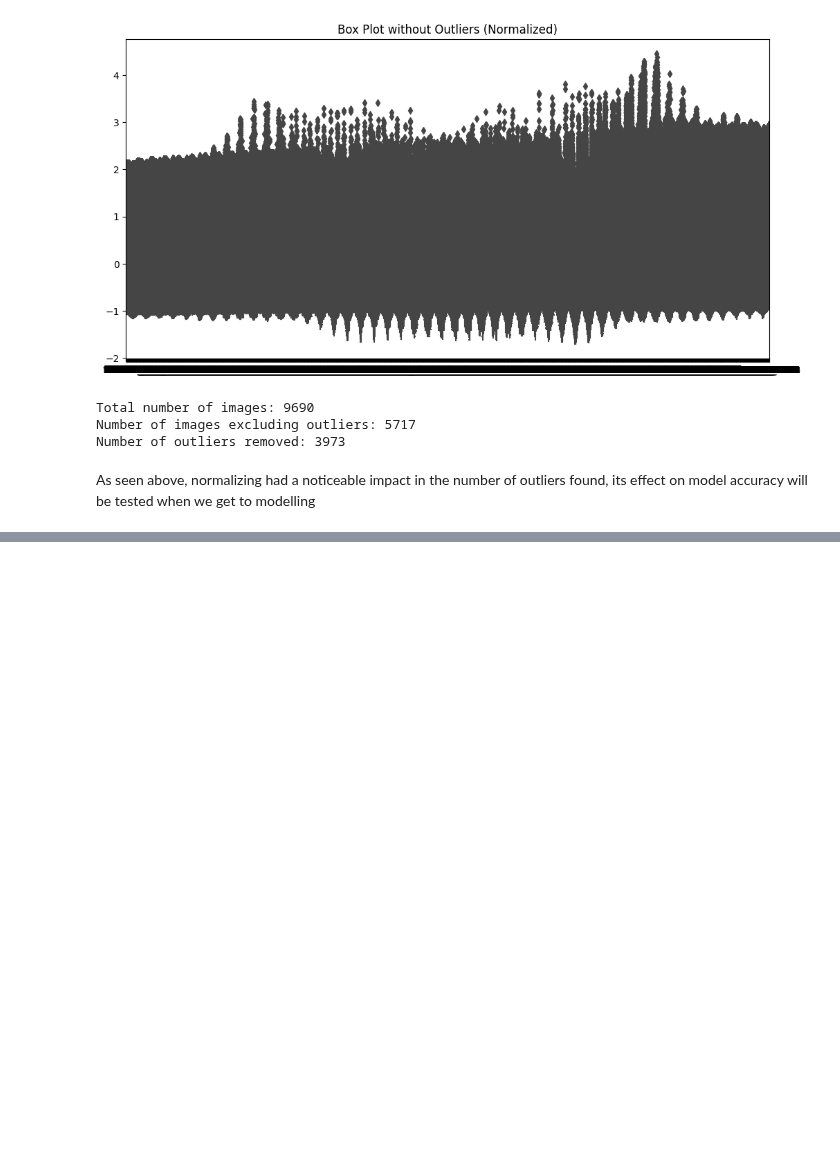
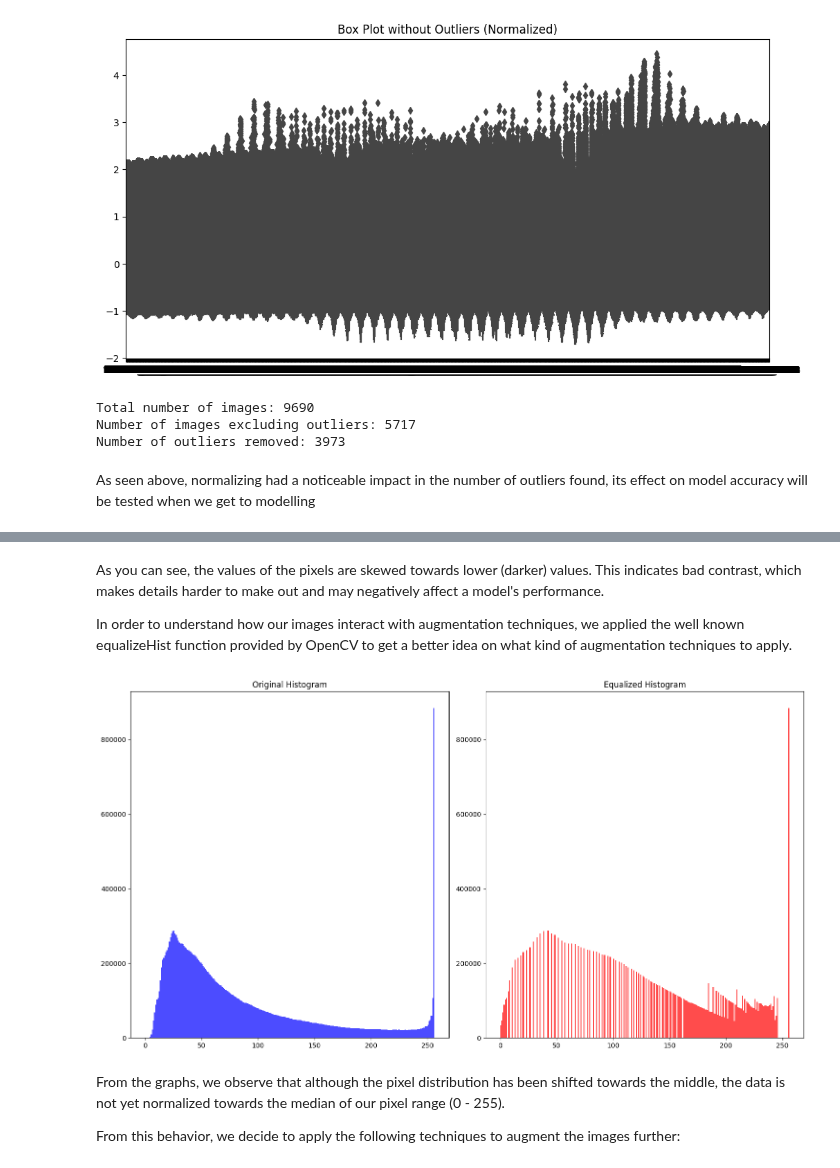
Before and after one commit to Suhail270/DMML, a Jupyter notebook: Coursework/Part 1/part1.ipynb, the cells around one changed output, grey strips where cells are left out. Drawn from its saved outputs; the diff is of its cells as text; code cells hidden in the pictures; blank space fills up the shorter version.

```diff
--- a/Coursework/Part 1/part1.ipynb
+++ b/Coursework/Part 1/part1.ipynb
@@ -221,0 +245,26 @@ y_train_filtered_outlier_norm.drop('Unnamed: 0',axis=1, inplace=True)
+# %% [markdown]
+As you can see, the values of the pixels are skewed towards lower (darker) values. This indicates bad contrast, which makes details harder to make out and may negatively affect a model's performance.
+
+In order to understand how our images interact with augmentation techniques, we applied the well known equalizeHist function provided by OpenCV to get a better idea on what kind of augmentation techniques to apply.
+# %%
+import cv2
+
+equalized_image = cv2.equalizeHist(image_data)
+
+plt.figure(figsize=(15, 8))
+plt.subplot(121)
+plt.hist(image_data.ravel(), bins=256, range=(0, 256), color='b', alpha=0.7)
+plt.title('Original Histogram')
+
+plt.subplot(122)
+plt.hist(equalized_image.ravel(), bins=256, range=(0, 256), color='r', alpha=0.7)
+plt.title('Equalized Histogram')
+
+plt.tight_layout()
+plt.show()
+# %% [output]
+[figure, added]
+# %% [markdown]
+From the graphs, we observe that although the pixel distribution has been shifted towards the middle, the data is not yet normalized towards the median of our pixel range (0 - 255).
+
+From this behavior, we decide to apply the following techniques to augment the images further:
```
Also changed, not shown: parts of 63 cells of this notebook.
